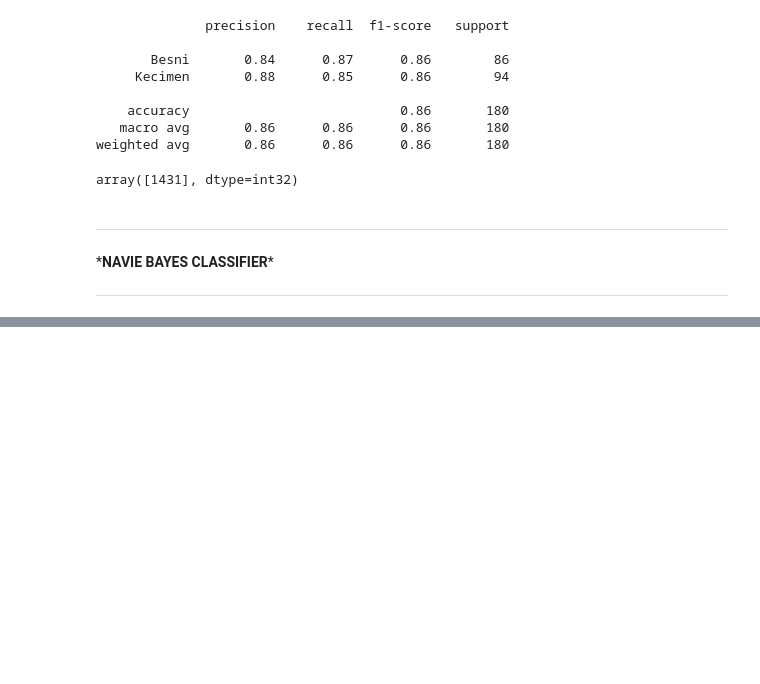
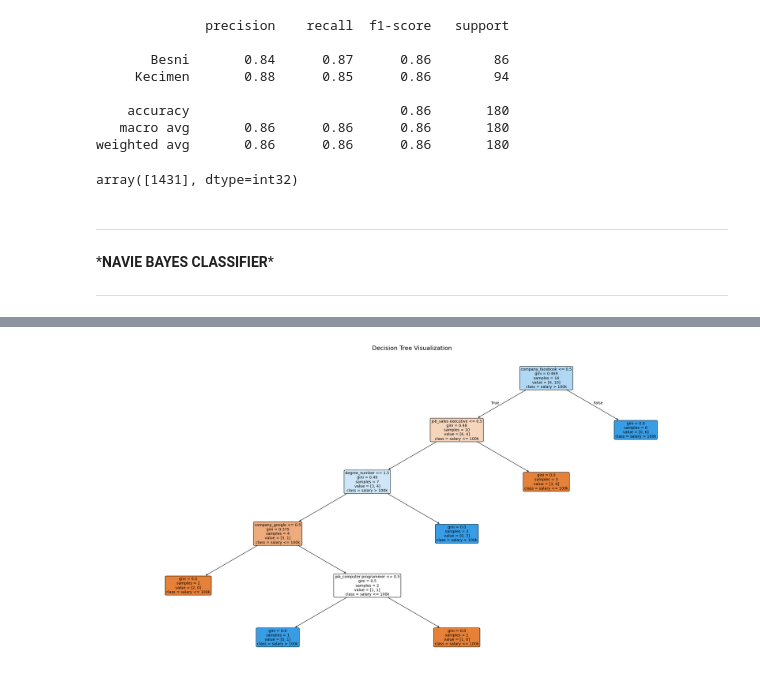
Before and after one commit to Vijayrrs485/Ruff-Stuff, a Jupyter notebook: ML_Classification.ipynb, the cells around one changed output, grey strips where cells are left out. Cells and saved outputs as stored; diff of their text form; code cells hidden in the pictures; blank space fills up the shorter version.

```diff
--- a/ML_Classification.ipynb
+++ b/ML_Classification.ipynb
@@ -248,0 +383,4 @@ array([1431], dtype=int32)
+# %%
+###feature engineering (we can't do machine learning models in text formate)
+df['degree_number']=df['degree'].map({'bachelors':1,'masters':2})
+df.head()
@@ -248,0 +394,3 @@ array([1431], dtype=int32)
+# %%
+df.drop('degree',axis='columns',inplace=True)
+df.head()
@@ -248,0 +404,3 @@ array([1431], dtype=int32)
+# %%
+df_encoded=pd.get_dummies(df, columns=['company','job'], drop_first=True)
+df_encoded.head()
@@ -248,0 +414,7 @@ array([1431], dtype=int32)
+# %%
+X=df_encoded.drop('salary_more_then_100k',axis='columns')
+y=df_encoded['salary_more_then_100k']
+
+from sklearn.tree import DecisionTreeClassifier
+model=DecisionTreeClassifier()
+model.fit(X,y)
@@ -248,0 +457,10 @@ array([1431], dtype=int32)
+# %%
+import matplotlib.pyplot as plt
+from sklearn.tree import plot_tree
+
+plt.figure(figsize=(30,15)) # Increased figure size for overall larger plot
+plot_tree(model, feature_names=X.columns, class_names=['salary <= 100k', 'salary > 100k'], filled=True, rounded=True, fontsize=10)
+plt.title('Decision Tree Visualization', fontsize=16)
+plt.show()
+# %% [output]
+[figure, added]
```
Also changed, not shown: parts of 21 cells of this notebook.
